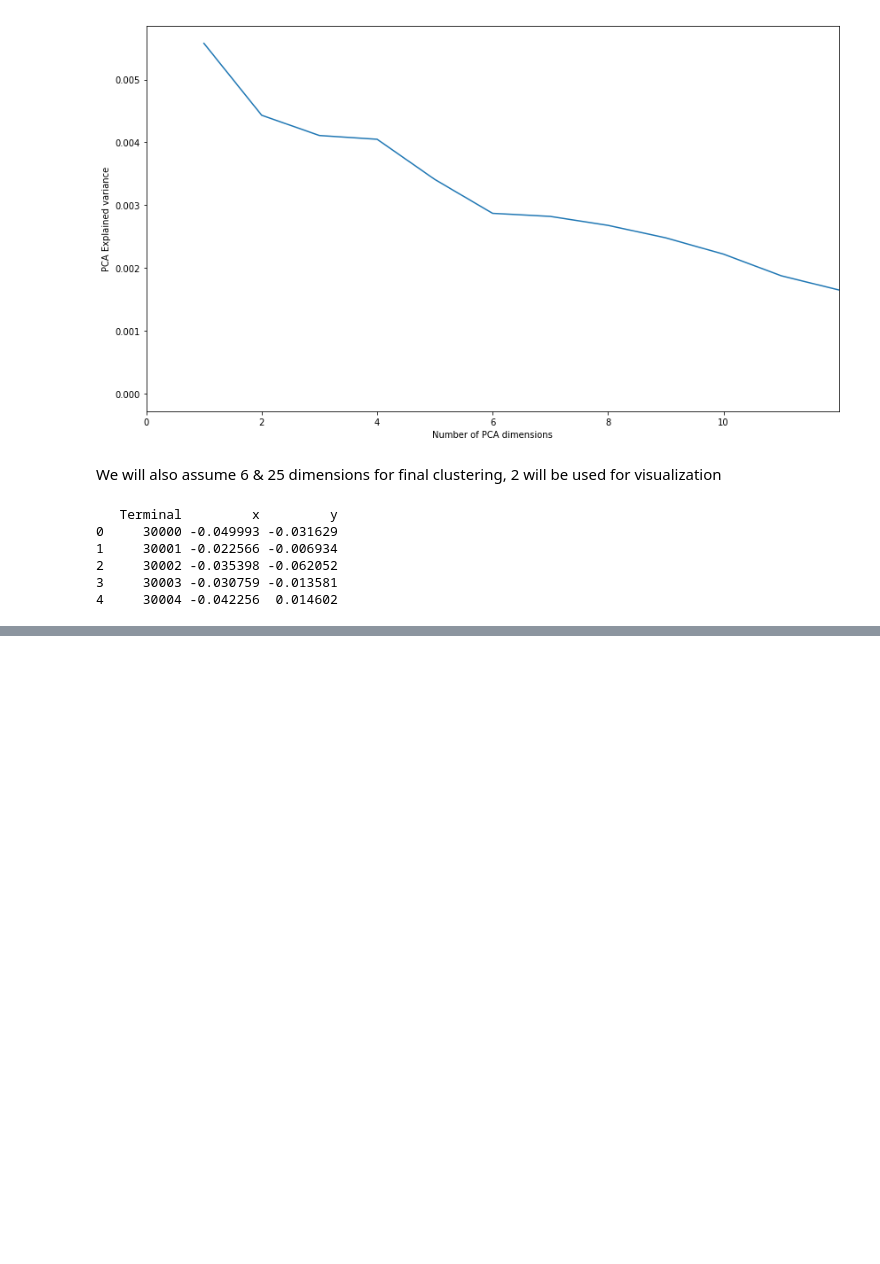
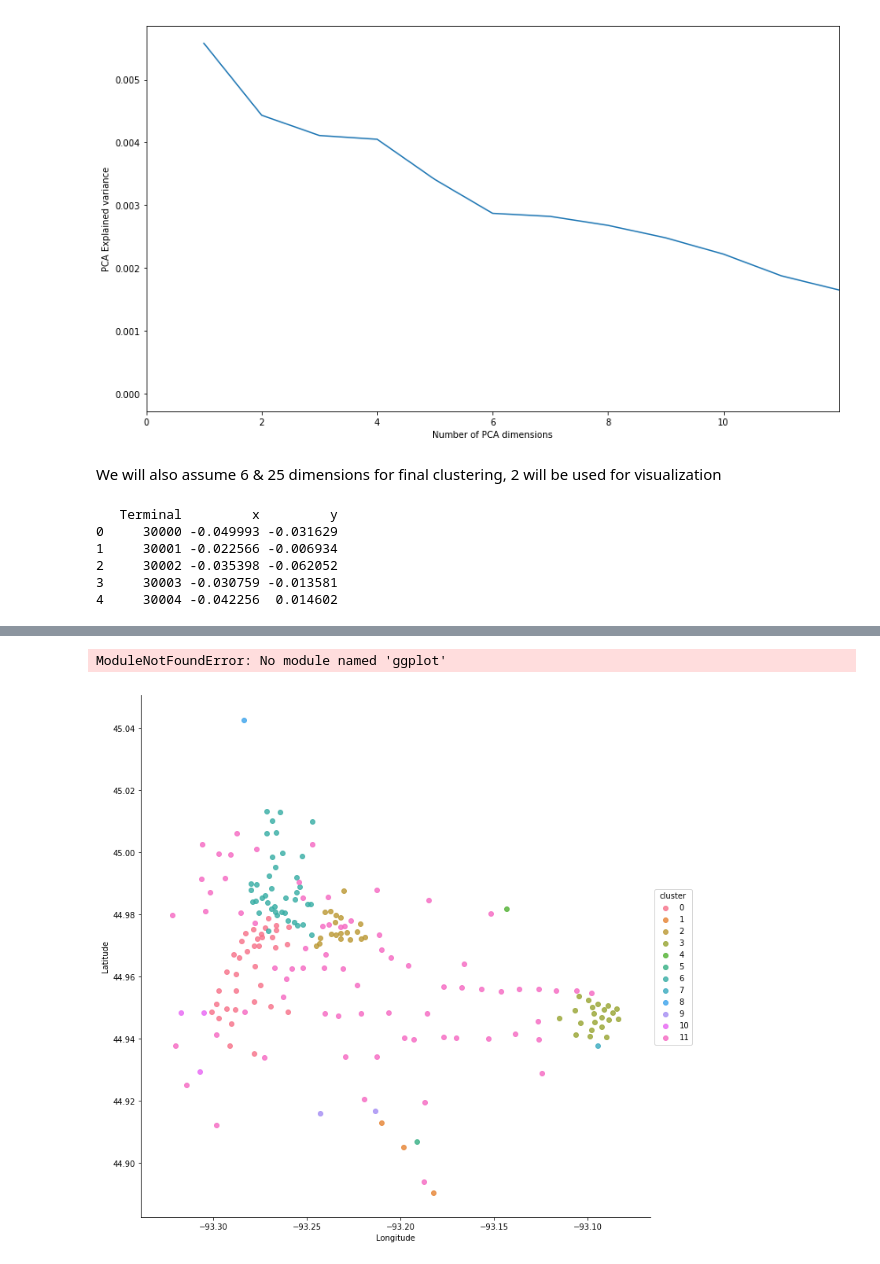
Before and after one commit to SethDKelly/NiceRideMN, a Jupyter notebook: Station KMean prototype.ipynb, the cells around one changed output, grey strips where cells are left out. Cells and saved outputs as stored; diff of their text form; code cells hidden in the pictures; blank space fills up the shorter version.

```diff
--- a/Station KMean prototype.ipynb
+++ b/Station KMean prototype.ipynb
@@ -483,0 +571,19 @@ sns.lmplot(x='Longitude', y='Latitude', hue='cluster', data=travel_cluster, fit_
+# %%
+pca_df['cluster']= KMeans(n_clusters=12).fit(from_normed).labels_
+travel_cluster = pd.merge(nr_station_2017, pca_df, left_on='Terminal', right_on='Terminal')
+# Stations based on coordinates and clusters
+sns.lmplot(x='Longitude', y='Latitude', hue='cluster', data=travel_cluster, fit_reg=False, size=10)
+
+from ggplot import *
+
+cluster_centers = pca.transform(pca_df.cluster_centers_)
+cluster_centers = pd.DataFrame(cluster_centers, columns=['x', 'y'])
+cluster_centers['cluster'] = range(0, len(cluster_centers))
+
+ggplot(travel_cluster, aes(x='Longitude', y='Latitude', color='cluster')) + \
+    geom_point(size=75) + \
+    geom_point(cluster_centers, size=500) +\
+    ggtitle("")
+# %% [output]
+ModuleNotFoundError: No module named 'ggplot'
+[figure, added]
```
Also changed, not shown: parts of 34 cells of this notebook.
